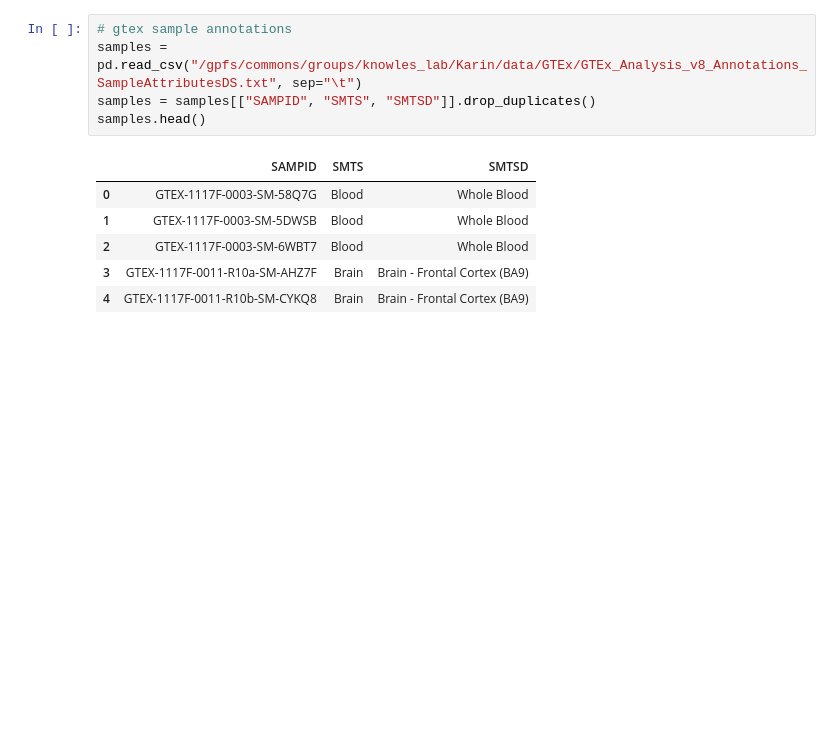
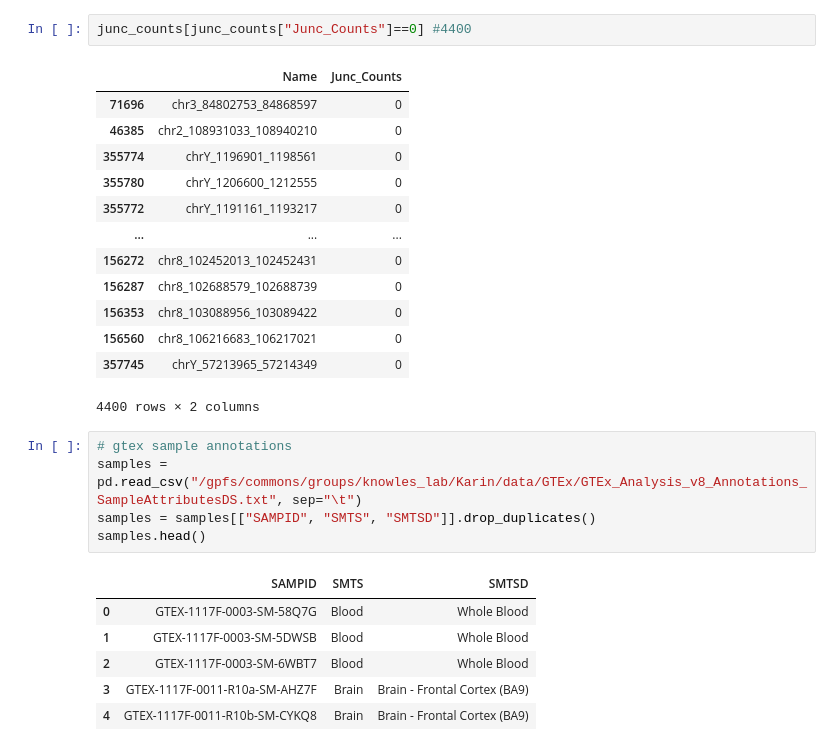
Before and after one commit to daklab/LeafletSC, a Jupyter notebook: src/beta-binomial-lda/GTEx_prepare_input.ipynb, the cells around one changed output. Saved outputs shown, nothing was run; the diff lists cells and outputs as text; blank space fills up the shorter version.

```diff
--- a/src/beta-binomial-lda/GTEx_prepare_input.ipynb
+++ b/src/beta-binomial-lda/GTEx_prepare_input.ipynb
@@ -31,3 +72,19 @@ len(clusts.Name.unique())
+# %%
+junc_counts[junc_counts["Junc_Counts"]==0] #4400
+# %% [output]
+|  | Name | Junc_Counts |
+| 71696 | chr3_84802753_84868597 | 0 |
+| 46385 | chr2_108931033_108940210 | 0 |
+| 355774 | chrY_1196901_1198561 | 0 |
+| 355780 | chrY_1206600_1212555 | 0 |
+| 355772 | chrY_1191161_1193217 | 0 |
+| ... | ... | ... |
+| 156272 | chr8_102452013_102452431 | 0 |
+| 156287 | chr8_102688579_102688739 | 0 |
+| 156353 | chr8_103088956_103089422 | 0 |
+| 156560 | chr8_106216683_106217021 | 0 |
+| 357745 | chrY_57213965_57214349 | 0 |
+4400 rows × 2 columns
 # %%
 # gtex sample annotations
 samples = pd.read_csv("/gpfs/commons/groups/knowles_lab/Karin/data/GTEx/GTEx_Analysis_v8_Annotations_SampleAttributesDS.txt", sep="\t")
```
Also changed, not shown: parts of 22 cells of this notebook, 16 other files.
